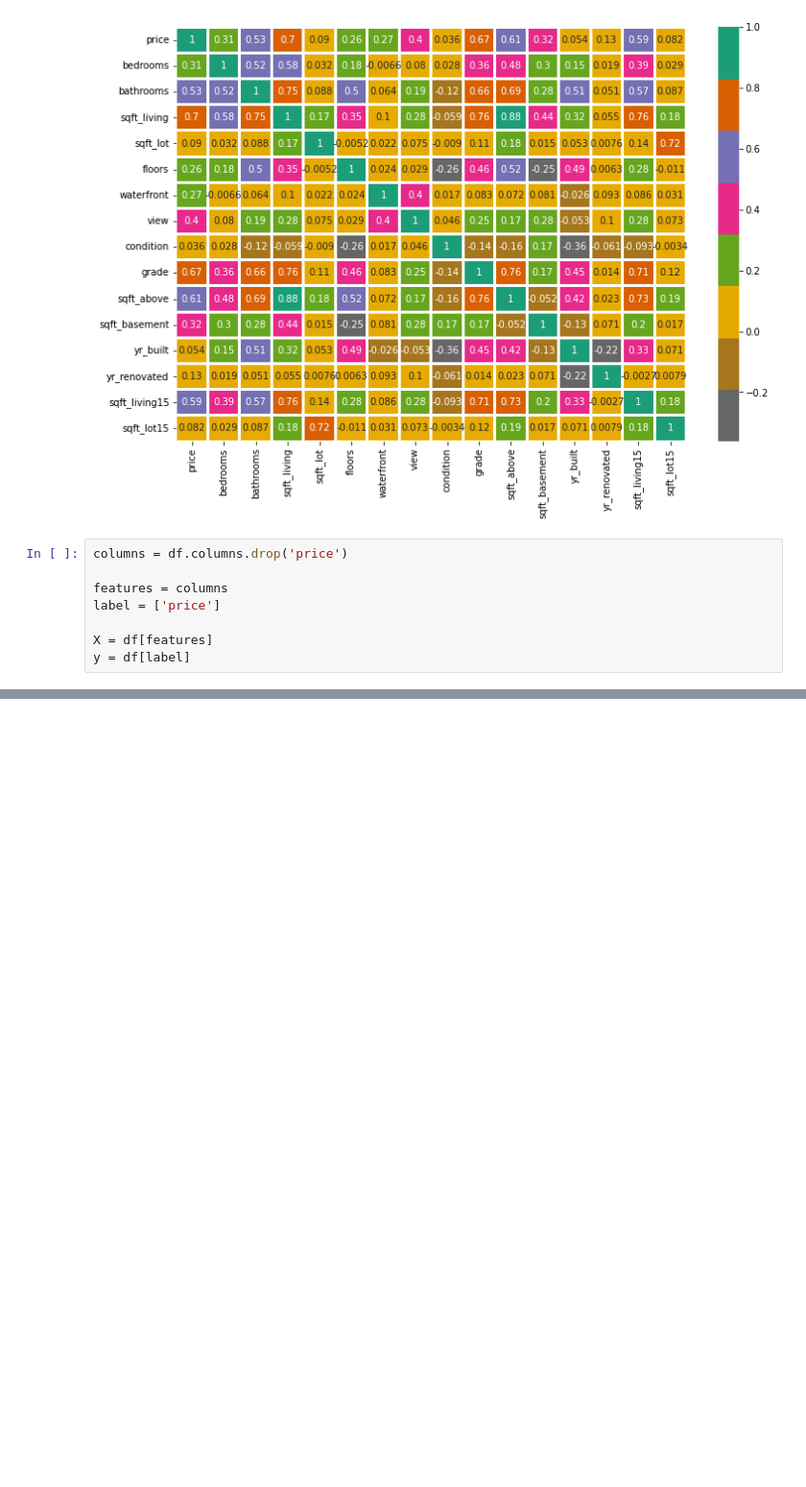
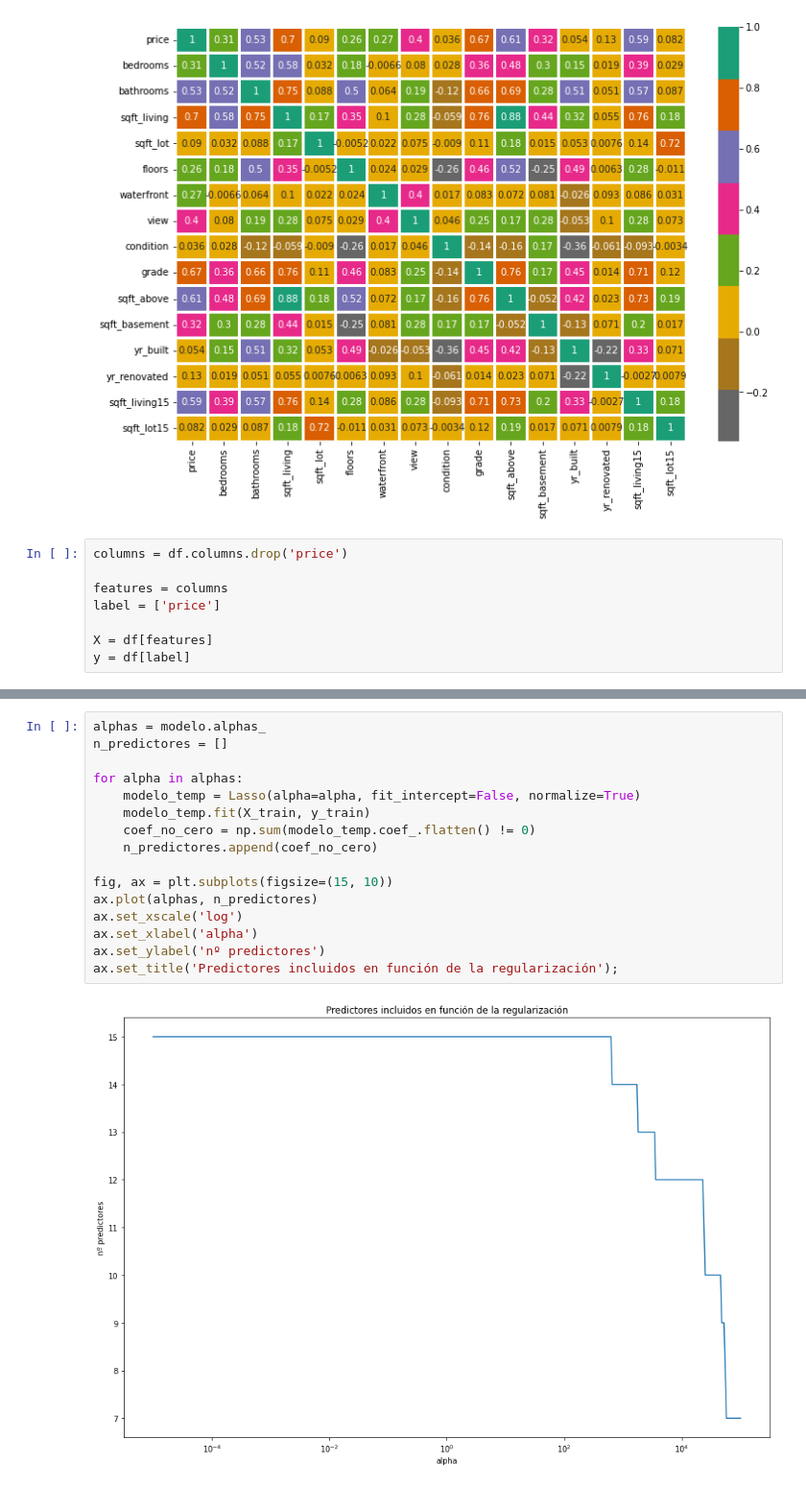
Before and after one commit to PosgradoMNA/actividades-de-aprendizaje-A01793008, a Jupyter notebook: Actividades/TecMty_Regresion_lineal_polinomial_A01793008.ipynb, the cells around one changed output, grey strips where cells are left out. Shown: that part at 96% size. Saved outputs shown, nothing was run; the diff lists cells and outputs as text; blank space fills up the shorter version.

```diff
--- a/Actividades/TecMty_Regresion_lineal_polinomial_A01793008.ipynb
+++ b/Actividades/TecMty_Regresion_lineal_polinomial_A01793008.ipynb
@@ -833,0 +1051,18 @@ Tamaño del X_test: (2162, 15)
+# %%
+alphas = modelo.alphas_
+n_predictores = []
+
+for alpha in alphas:
+    modelo_temp = Lasso(alpha=alpha, fit_intercept=False, normalize=True)
+    modelo_temp.fit(X_train, y_train)
+    coef_no_cero = np.sum(modelo_temp.coef_.flatten() != 0)
+    n_predictores.append(coef_no_cero)
+
+fig, ax = plt.subplots(figsize=(15, 10))
+ax.plot(alphas, n_predictores)
+ax.set_xscale('log')
+ax.set_xlabel('alpha')
+ax.set_ylabel('nº predictores')
+ax.set_title('Predictores incluidos en función de la regularización');
+# %% [output]
+[figure, added]
```
Also changed, not shown: parts of 44 cells of this notebook.
